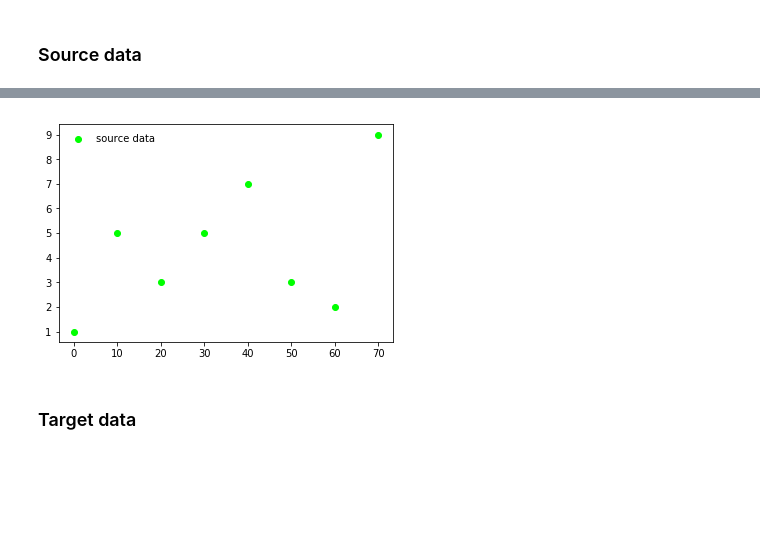
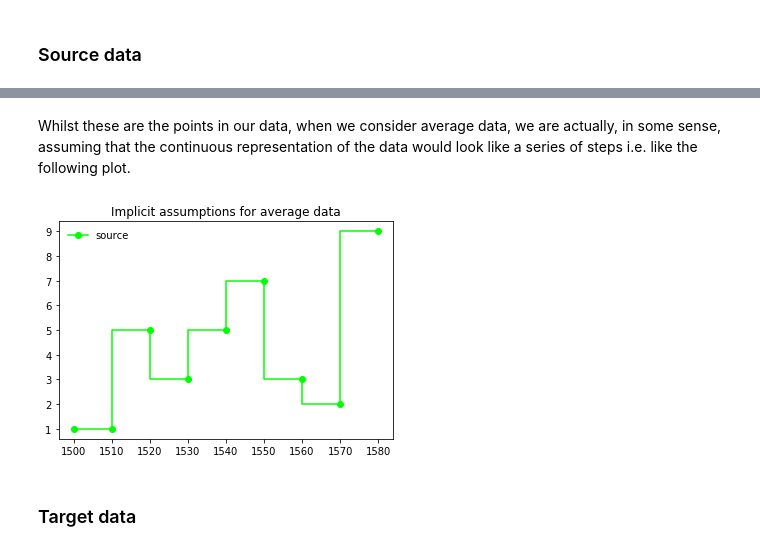
Before and after one commit to openscm/openscm, a Jupyter notebook: notebooks/timeseries-conversion.ipynb, the cells around one changed output, grey strips where cells are left out. Drawn from its saved outputs; the diff is of its cells as text; code cells hidden in the pictures; blank space fills up the shorter version.

```diff
--- a/notebooks/timeseries-conversion.ipynb
+++ b/notebooks/timeseries-conversion.ipynb
@@ -330,0 +395,16 @@ array([ 0., 10., 20., 30., 40., 50., 60., 70.])
+# %%
+source_values = np.array([1, 5, 3, 5, 7, 3, 2, 9])
+source_times = [
+    dt.datetime(y, 1, 1)
+    for y in [1500, 1510, 1520, 1530, 1540, 1550, 1560, 1570]
+]
+
+ax = plt.figure().add_subplot(111)
+ax.scatter(
+    source_times,
+    source_values,
+    marker=MARKER_1,
+    color=COLOUR_1,
+    label="source data",
+)
+ax.legend(frameon=False);
@@ -331,14 +413,24 @@ array([ 0., 10., 20., 30., 40., 50., 60., 70.])
+# %% [markdown]
+Whilst these are the points in our data, when we consider average data, we are actually, in some sense, assuming that the continuous representation of the data would look like a series of steps i.e. like the following plot.
+# %%
+def plot_timeframe(ax, times, values, **kwargs):
+    last_bound = times[-1] + (times[-1] - times[-2])
+    times_extended = np.concatenate(([times, [last_bound]]))
+    values_extended = np.concatenate(([values[0]], values))
+    ax.step(times_extended, values_extended, **kwargs)
 # %%
 ax = plt.figure().add_subplot(111)
-ax.scatter(
-    source_times[:-1],
+plot_timeframe(
+    ax,
+    source_times,
     source_values,
+    label="source",
     marker=MARKER_1,
     color=COLOUR_1,
-    label="source data",
 )
-ax.legend(frameon=False);
+ax.legend(frameon=False)
+ax.set_title("Implicit assumptions for average data");
 # %% [output]
-[figure, old version]
+[figure, new version]
 # %% [markdown]
 ### Target data
```
Also changed, not shown: parts of 69 cells of this notebook, 9 other files.
